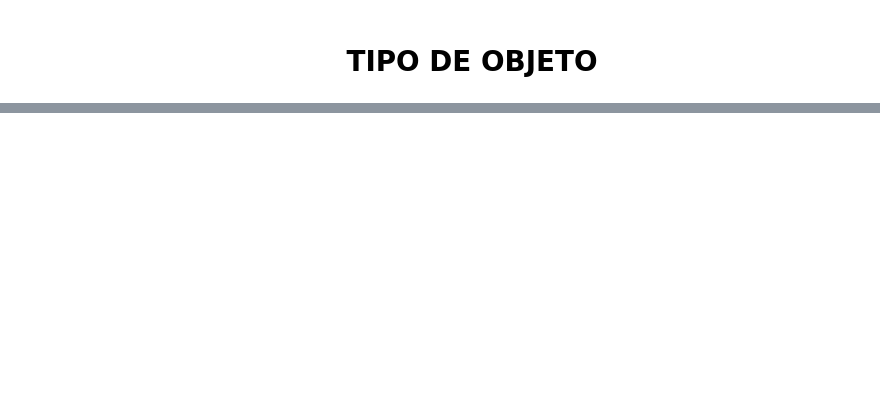
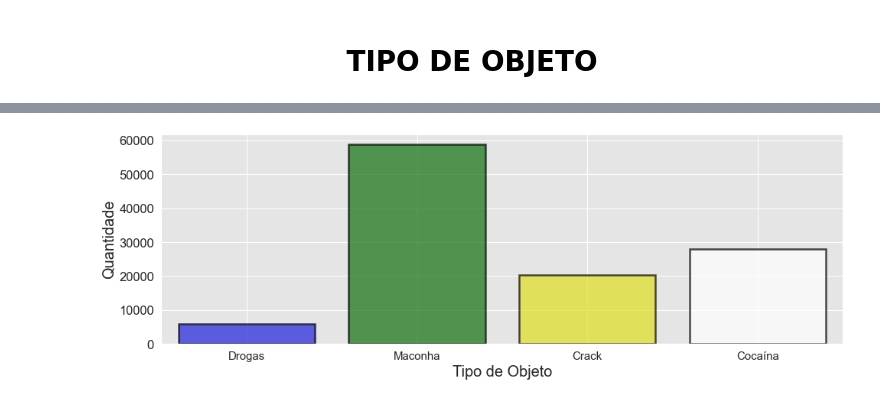
Before and after one commit to giuliannocappellari/Grafos, a Jupyter notebook: Indicadores/Drogas_Reclassificacao.ipynb, the cells around one changed output, grey strips where cells are left out. Cells and saved outputs as stored; diff of their text form; code cells hidden in the pictures; blank space fills up the shorter version.

Commit message:
ajustes de nomenclatura e ordem de processamento

```diff
--- a/Indicadores/Drogas_Reclassificacao.ipynb
+++ b/Indicadores/Drogas_Reclassificacao.ipynb
@@ -163,0 +125,23 @@ cores2
+# %%
+#Tratando ajustes de drogas
+def analizer(x):
+    if pd.isna(x):
+        return 'Drogas'
+    if 'maconha' in x:
+        return 'Maconha'
+    elif 'canabis' in x:
+        return 'Maconha'
+    elif 'cannabis' in x:
+        return 'Maconha'
+    elif 'crack' in x:
+        return 'Crack'
+    elif 'cocaina' in x:
+        return 'Cocaína'
+    else:
+        return 'Drogas'
+
+DrogasReclassificar['RECLASSIFICAÇÃO'] = DrogasReclassificar['Descrição'].apply(analizer)
+# %%
+#Junta novamente com as drogas já classificadas e seta a reclassificacao para o dado anterior
+reclassificacao = pd.concat([DrogasReclassificar, JaClassificadas])
+reclassificacao['RECLASSIFICAÇÃO'] = reclassificacao['RECLASSIFICAÇÃO'].fillna(value=reclassificacao.TXT_TIPO_OBJETO)
@@ -287,0 +177,5 @@ resultado_final.head(10)
+# %%
+#Plotando Reclassificado
+plota_grafico(reclassificacao, "RECLASSIFICAÇÃO")
+# %% [output]
+[figure, added]
```
Also changed, not shown: parts of 36 cells of this notebook.
